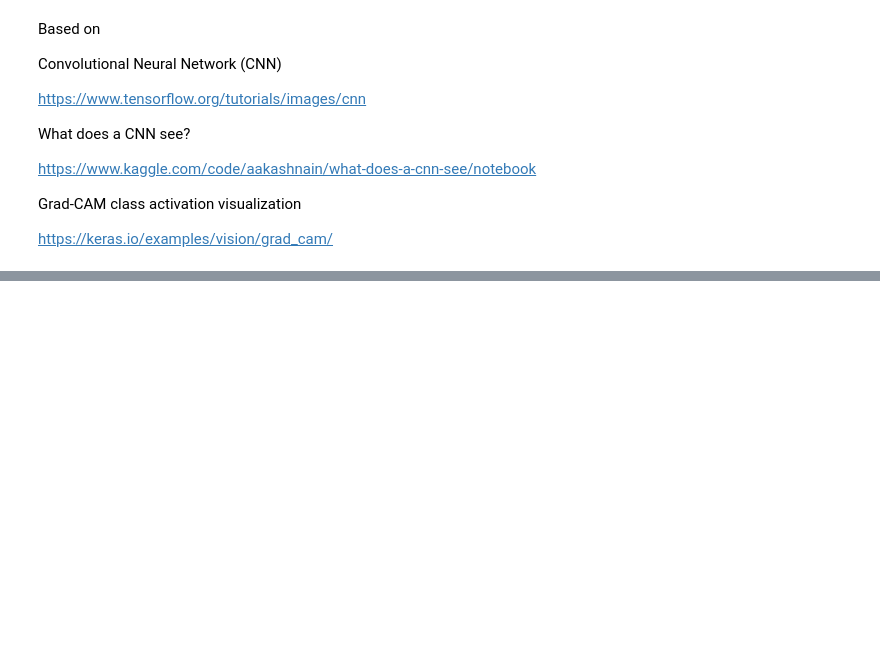
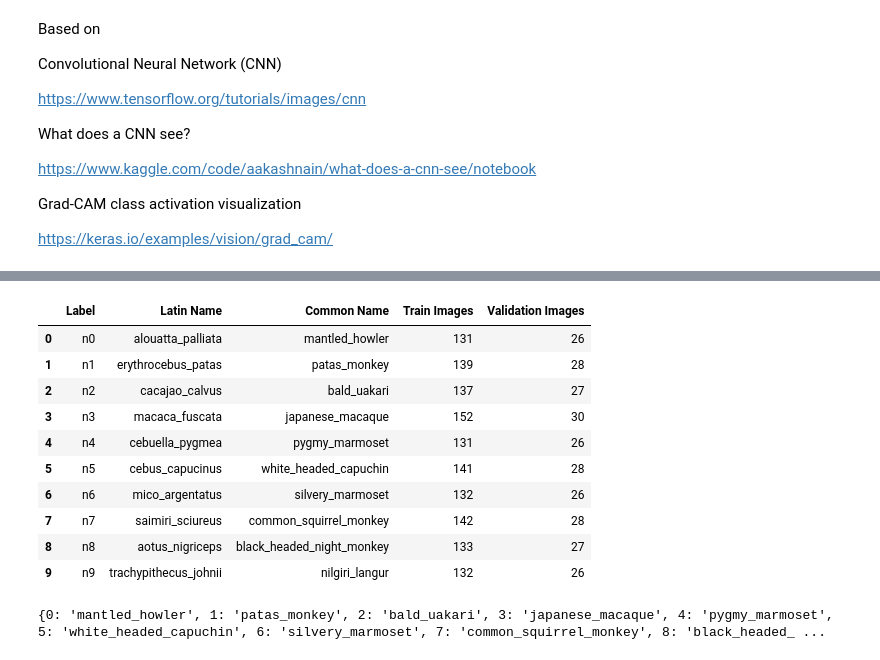
Before and after one commit to danieldasilvacosta/pucrio--vc--trabalhos--2022.2, a Jupyter notebook: Trabalho Final - Daniel da Silva Costa/TF_DanielCosta.ipynb, the cells around one changed output, grey strips where cells are left out. Cells and saved outputs as stored; diff of their text form; code cells hidden in the pictures; blank space fills up the shorter version.

Commit message:
Comecei a alterar o código para carregar as imagens do dataset de macacos.

```diff
--- a/Trabalho Final - Daniel da Silva Costa/TF_DanielCosta.ipynb
+++ b/Trabalho Final - Daniel da Silva Costa/TF_DanielCosta.ipynb
@@ -15,2 +28,4 @@ https://keras.io/examples/vision/grad_cam/
+# %%
+data_folder = './data/'
 # %%
 import numpy as np
@@ -39,0 +63,43 @@ tf.random.set_seed(seed)
+# %%
+# As usual, define some paths first to make life simpler
+training_data = Path(data_folder + '/training/')
+validation_data = Path(data_folder + '/validation/')
+labels_path = Path(data_folder + '/monkey_labels.txt')
+# %%
+labels_info = []
+
+# Read the file
+lines = labels_path.read_text().strip().splitlines()[1:]
+for line in lines:
+    line = line.split(',')
+    line = [x.strip(' \n\t\r') for x in line]
+    line[3], line[4] = int(line[3]), int(line[4])
+    line = tuple(line)
+    labels_info.append(line)
+
+# Convert the data into a pandas dataframe
+labels_info = pd.DataFrame(labels_info, columns=['Label', 'Latin Name', 'Common Name',
+                                                 'Train Images', 'Validation Images'], index=None)
+# Sneak peek
+labels_info.head(10)
+# %% [output]
+|  | Label | Latin Name | Common Name | Train Images | Validation Images |
+| 0 | n0 | alouatta_palliata | mantled_howler | 131 | 26 |
+| 1 | n1 | erythrocebus_patas | patas_monkey | 139 | 28 |
+| 2 | n2 | cacajao_calvus | bald_uakari | 137 | 27 |
+| 3 | n3 | macaca_fuscata | japanese_macaque | 152 | 30 |
+| 4 | n4 | cebuella_pygmea | pygmy_marmoset | 131 | 26 |
+| 5 | n5 | cebus_capucinus | white_headed_capuchin | 141 | 28 |
+| 6 | n6 | mico_argentatus | silvery_marmoset | 132 | 26 |
+| 7 | n7 | saimiri_sciureus | common_squirrel_monkey | 142 | 28 |
+| 8 | n8 | aotus_nigriceps | black_headed_night_monkey | 133 | 27 |
+| 9 | n9 | trachypithecus_johnii | nilgiri_langur | 132 | 26 |
+# %%
+# Create a dictionary to map the labels to integers
+labels_dict= {'n0':0, 'n1':1, 'n2':2, 'n3':3, 'n4':4, 'n5':5, 'n6':6, 'n7':7, 'n8':8, 'n9':9}
+
+# map labels to common names
+names_dict = dict(zip(labels_dict.values(), labels_info["Common Name"]))
+print(names_dict)
+# %% [output]
+{0: 'mantled_howler', 1: 'patas_monkey', 2: 'bald_uakari', 3: 'japanese_macaque', 4: 'pygmy_marmoset', 5: 'white_headed_capuchin', 6: 'silvery_marmoset', 7: 'common_squirrel_monkey', 8: 'black_headed_ ...
```
Also changed, not shown: parts of 35 cells of this notebook.
